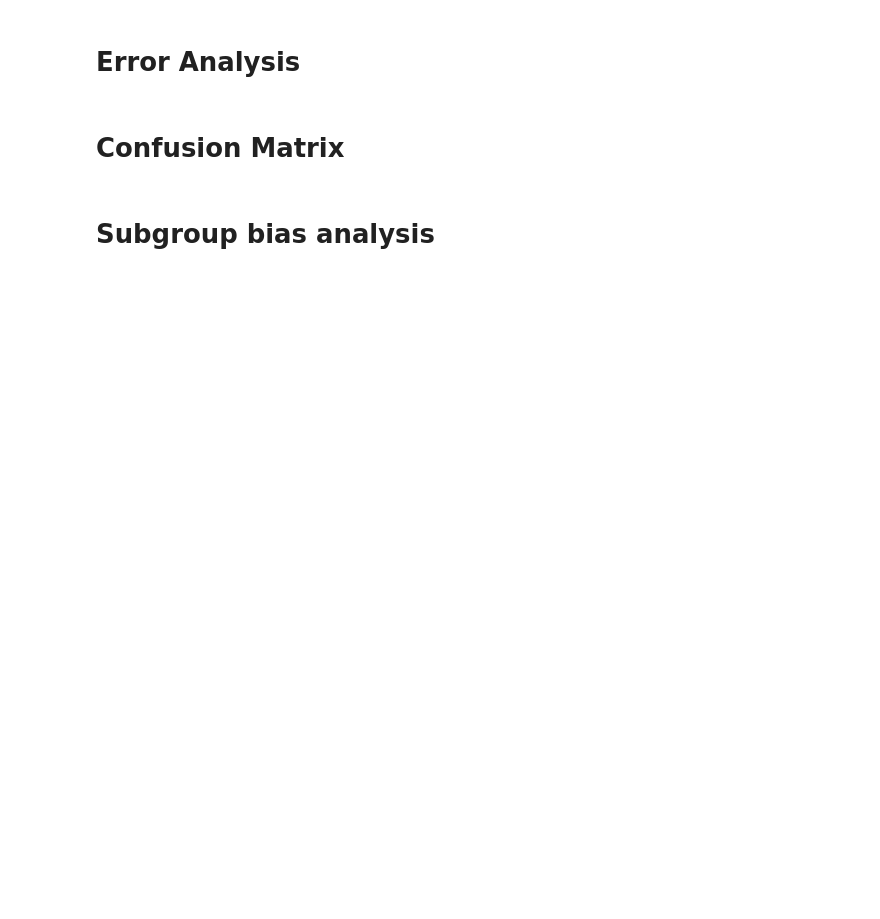
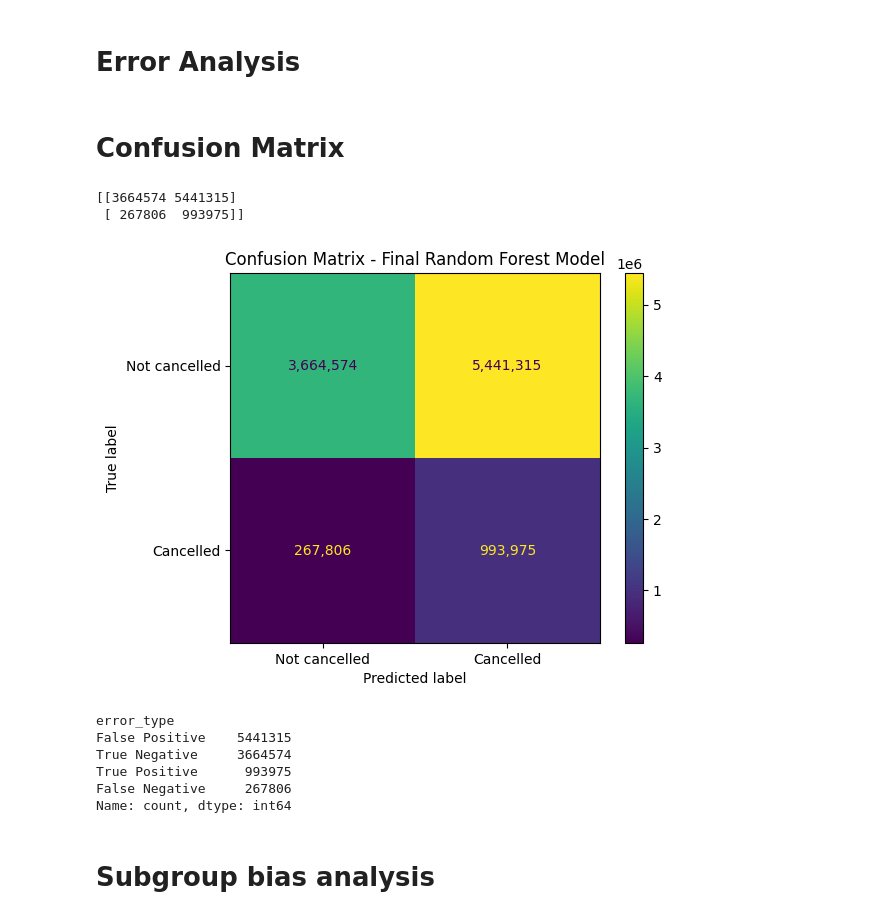
Before and after one commit to ywang0202/master_thesis, a Jupyter notebook: RandomForest.ipynb, the cells around one changed output. Saved outputs shown, nothing was run; the diff lists cells and outputs as text; code cells hidden in the pictures; blank space fills up the shorter version.

```diff
--- a/RandomForest.ipynb
+++ b/RandomForest.ipynb
@@ -62,7 +65,7 @@ target = "is_cancelled"
 # Prepare for chunked reading
 cols = features + [target]
 chunk_size = 1_000_000
-sample_size = 5_000_000
+sample_size = 1_000_000
 random_state = 42
 
 dtype_map = {col: "float32" for col in features}
@@ -356,15 +387,14 @@ test_results = evaluate_split_rf(
 # %%
 # Final model training with best parameters
 brf = BalancedRandomForestClassifier(
-    n_estimators=300,
+    n_estimators=500,
     max_depth=None,
-    min_samples_split=20,
-    min_samples_leaf=10,
-    max_features=0.3,
+    min_samples_split=50,
+    min_samples_leaf=20,
+    max_features="sqrt",
     sampling_strategy="auto",
     replacement=True,
-    class_weight=None,
-    criterion="entropy",
+    criterion="gini",
     random_state=42,
     n_jobs=-1
 )
@@ -416,11 +464,11 @@ print("After undersampling:", Counter(y_train_under))
 rf_rus = RandomForestClassifier(
     n_estimators=500,
     max_depth=None,
-    min_samples_split=20,
-    min_samples_leaf=5,
-    max_features=0.3,
-    class_weight={0: 1, 1: 5},
-    criterion='entropy',
+    min_samples_split=50,
+    min_samples_leaf=20,
+    max_features="sqrt",
+    class_weight={0: 1, 1: 20},
+    criterion='gini',
     random_state=42,
     n_jobs=-1
 )
@@ -429,23 +477,23 @@ rf_rus.fit(X_train_under, y_train_under)
 
 print(f"Random Forest trained on {len(y_train_under):,} samples")
 
-best_threshold = find_best_threshold_xgb("val_data.csv", rf_rus)
+best_threshold = find_best_threshold_rf("val_data.csv", rf_rus)
 
-train_results = evaluate_split_xgb(
+train_results = evaluate_split_rf(
     name="Train",
     file_path="train_data.csv",
     model=rf_rus,
     threshold=best_threshold
 )
 
-val_results = evaluate_split_xgb(
+val_results = evaluate_split_rf(
     name="Validation",
     file_path="val_data.csv",
     model=rf_rus,
     threshold=best_threshold
 )
 
-test_results = evaluate_split_xgb(
+test_results = evaluate_split_rf(
     name="Test",
     file_path="test_data.csv",
     model=rf_rus,
@@ -632,8 +715,8 @@ def get_predictions_dataframe(file_path, model, threshold):
 
 test_pred_df = get_predictions_dataframe(
     file_path="test_data.csv",
-    model=xgb_class,
-    threshold=0.25
+    model=rf_rus,
+    threshold=0.59
 )
 
 # If too large, use:
@@ -644,24 +727,26 @@ test_pred_df = get_predictions_dataframe(
 # %% [markdown]
 # Confusion Matrix
 # %%
-from sklearn.metrics import confusion_matrix, ConfusionMatrixDisplay
-import matplotlib.pyplot as plt
-
+# Confusion matrix for test set
 cm = confusion_matrix(
     test_pred_df["y_true"],
     test_pred_df["y_pred"]
 )
 
 print(cm)
 
 disp = ConfusionMatrixDisplay(
     confusion_matrix=cm,
     display_labels=["Not cancelled", "Cancelled"]
 )
 
 disp.plot(values_format=",d")
-plt.title("Confusion Matrix - Final XGBoost Model")
+plt.title("Confusion Matrix - Final Random Forest Model")
 plt.show()
+# %% [output]
+[[3664574 5441315]
+ [ 267806  993975]]
+[figure, added]
 # %%
 # calculate error types:
 
@@ -677,10 +762,18 @@ test_pred_df["error_type"] = np.select(
         "False Positive",
         "False Negative",
         "True Positive",
-    ]
+    ],
+    default="Unknown"
 )
 
 print(test_pred_df["error_type"].value_counts())
+# %% [output]
+error_type
+False Positive    5441315
+True Negative     3664574
+True Positive      993975
+False Negative     267806
+Name: count, dtype: int64
 # %% [markdown]
 # Subgroup bias analysis
 # %%
```
Also changed, not shown: parts of 12 cells of this notebook, 6 other files.
